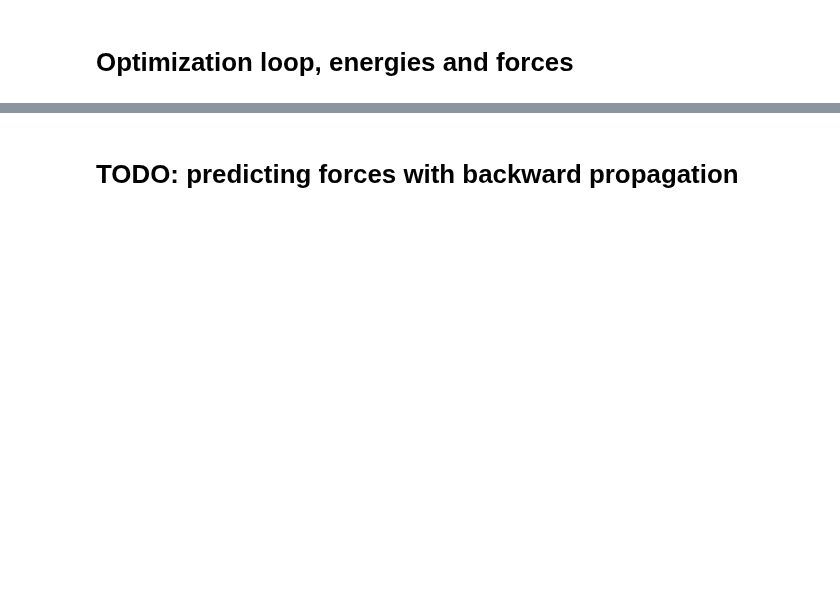
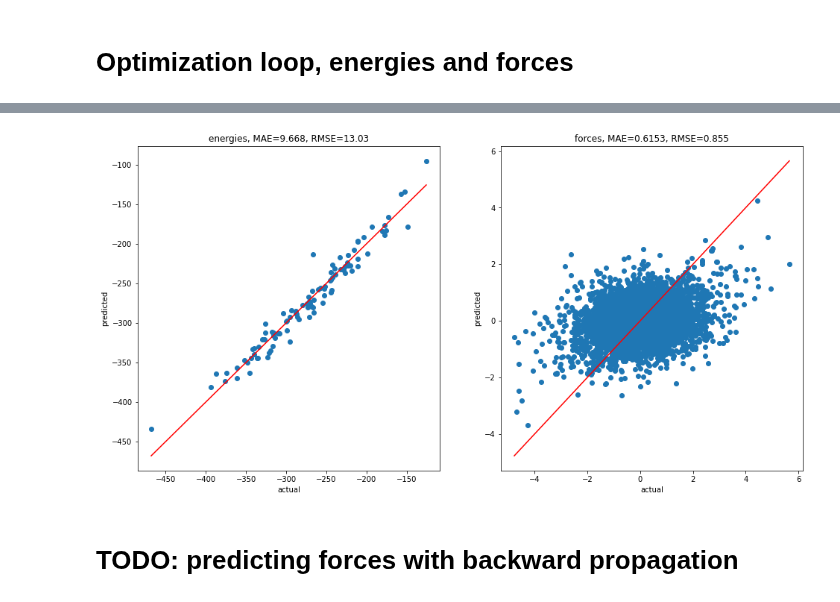
Before and after one commit to Luthaf/alchemical-learning, a Jupyter notebook: HEAs-with-forces.ipynb, the cells around one changed output, grey strips where cells are left out. Drawn from its saved outputs; the diff is of its cells as text; code cells hidden in the pictures; blank space fills up the shorter version.

```diff
--- a/HEAs-with-forces.ipynb
+++ b/HEAs-with-forces.ipynb
@@ -68,12 +70,12 @@ all_species = list(map(lambda u: int(u), all_species))
 # }
 
 HYPERS_SMALL = {
-    "cutoff": 5.0,
-    "max_angular": 3,
-    "max_radial": 4,
+    "cutoff": 4.0,
+    "max_angular": 4,
+    "max_radial": 8,
     "atomic_gaussian_width": 0.3,
     "cutoff_function": {"ShiftedCosine": {"width": 0.5}},
-    "radial_basis": {"Gto": {}},
+    "radial_basis": {"SplinedGto": {"accuracy": 1e-6}},
     "gradients": False,
 }
 # %% [markdown]
@@ -452,2 +466,8 @@ fig = parity_plots(energies, predicted_e, forces, predicted_f)
+# %%
+reference_e, predicted_e, reference_f, predicted_f = evaluate_model_with_forces(model, test_dataloader_grad)
+
+fig = parity_plots(reference_e, predicted_e, reference_f, predicted_f)
+# %% [output]
+[figure, added]
 # %% [markdown]
 # TODO: predicting forces with backward propagation
```
Also changed, not shown: parts of 24 cells of this notebook, 5 other files.
